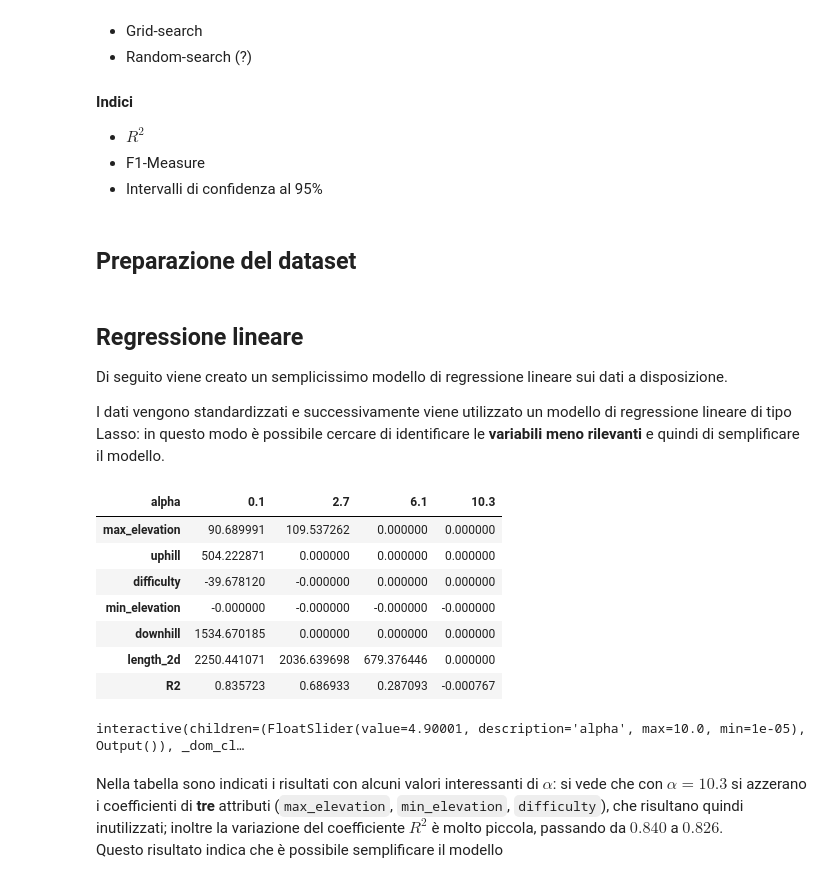
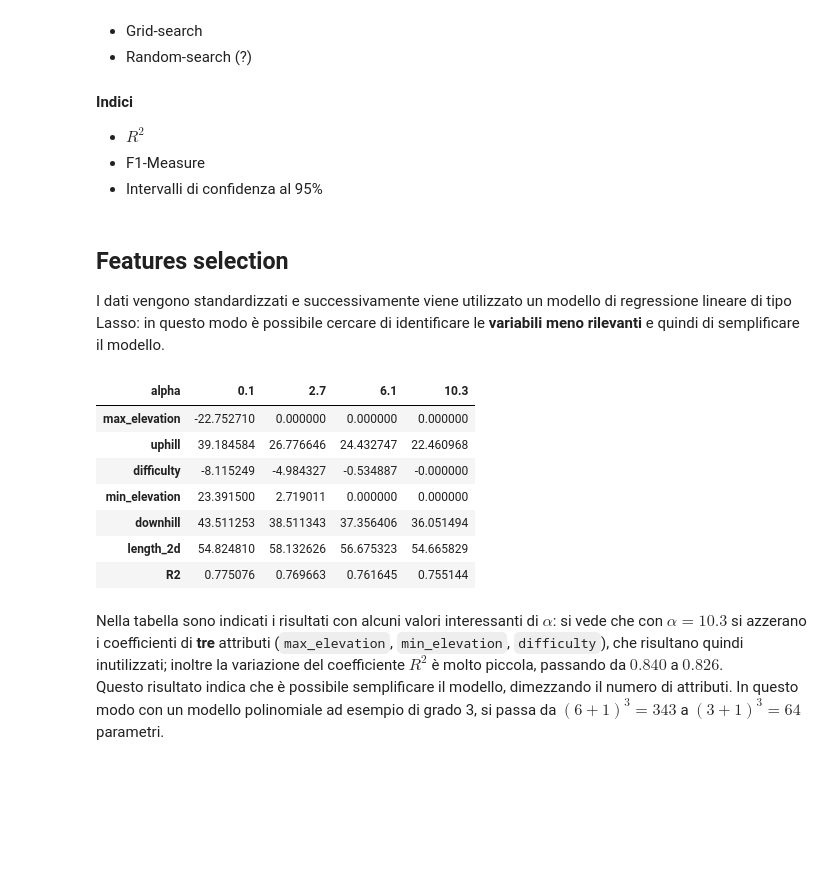
Before and after one commit to Carlovan/hiking-time-predictor, a Jupyter notebook: Progetto.ipynb, the cells around one changed output. Saved outputs shown, nothing was run; the diff lists cells and outputs as text; code cells hidden in the pictures; blank space fills up the shorter version.

Commit message:
A lot more models

```diff
--- a/Progetto.ipynb
+++ b/Progetto.ipynb
@@ -182,0 +227,4 @@ Si può vedere che ora lo scarto interquartile è intorno sullo stesso ordine di
+# %%
+X_all = data_clean.copy()
+y_all = X_all['moving_minutes']
+X_all.drop(columns='moving_minutes', inplace=True)
@@ -183,3 +233,11 @@ Si può vedere che ora lo scarto interquartile è intorno sullo stesso ordine di
+# %%
+X_tmp, X_test, y, y_test = train_test_split(X_all, y_all, test_size=1/4, shuffle=True, random_state=42)
+# %%
+def ds_split(X, y, **kwargs):
+    '''Semplice funzione che suddivide il dataset in train e test set;
+    utile per non ripetere sempre gli stessi parametri di `train_test_split`'''
+    kwargs = {'random_state': 42, **kwargs}
+    return train_test_split(X, y, test_size=1/3, shuffle=True, **kwargs)
 # %% [markdown]
 #### Modelli
 * Regressione lineare
@@ -196,57 +254,44 @@ Si può vedere che ora lo scarto interquartile è intorno sullo stesso ordine di
 * $R^2$
 * F1-Measure
 * Intervalli di confidenza al 95%
-# %% [markdown]
-## Preparazione del dataset
-# %%
-X = data.copy()
-X.drop(columns='moving_minutes', inplace=True)
-y = data['moving_minutes']
-
-X_train, X_val, y_train, y_val = train_test_split(X, y, test_size=1/3, random_state=314)
 # %% [markdown]
-## Regressione lineare
-Di seguito viene creato un semplicissimo modello di regressione lineare sui dati a disposizione.
-
+## Features selection
 I dati vengono standardizzati e successivamente viene utilizzato un modello di regressione lineare di tipo Lasso: in questo modo è possibile cercare di identificare le **variabili meno rilevanti** e quindi di semplificare il modello.
 # %%
+X_train, X_val, y_train, y_val = ds_split(X_tmp, y)
+
 # Un semplice modello di regressione lineare
 lasso_model = Pipeline([
-    ('scaler', MinMaxScaler()),
+    ('scaler', StandardScaler()),
     ('linreg', Lasso(max_iter=1000))
 ])
 
 def test_model(alpha):
     ''' Addestra il modello con il valore specificato di 'alpha'.
         Restituisce una serie con i coefficienti appresi e il coefficiente R2 del modello'''
     lasso_model.named_steps['linreg'].set_params(alpha=alpha)
     lasso_model.fit(X_train, y_train)
     coeff = lasso_model.named_steps['linreg'].coef_
     r2 = lasso_model.score(X_val, y_val)
     return pd.Series(np.append(coeff, r2), index=alpha_test.index)
 
 # Dataframe per contenere i risultati di vari test effettuati
-alpha_test = pd.DataFrame([], index=np.append(X.columns, 'R2'))
+alpha_test = pd.DataFrame([], index=np.append(X_tmp.columns, 'R2'))
 alpha_test.columns.name = 'alpha'
 
 alpha_values = [0.1, 2.7, 6.1, 10.3]
 for a in alpha_values:
     alpha_test[a] = test_model(a)
 display(alpha_test.style.apply(highlight_zero))
-
-@interact(alpha=(0.00001, 10, 0.1))
-def test(alpha):
-    display(pd.DataFrame(test_model(alpha)).transpose().style.apply(highlight_zero))
 # %% [output]
 | alpha | 0.1 | 2.7 | 6.1 | 10.3 |
-| max_elevation | 90.689991 | 109.537262 | 0.000000 | 0.000000 |
-| uphill | 504.222871 | 0.000000 | 0.000000 | 0.000000 |
-| difficulty | -39.678120 | -0.000000 | 0.000000 | 0.000000 |
-| min_elevation | -0.000000 | -0.000000 | -0.000000 | -0.000000 |
-| downhill | 1534.670185 | 0.000000 | 0.000000 | 0.000000 |
-| length_2d | 2250.441071 | 2036.639698 | 679.376446 | 0.000000 |
-| R2 | 0.835723 | 0.686933 | 0.287093 | -0.000767 |
+| max_elevation | -22.752710 | 0.000000 | 0.000000 | 0.000000 |
+| uphill | 39.184584 | 26.776646 | 24.432747 | 22.460968 |
+| difficulty | -8.115249 | -4.984327 | -0.534887 | -0.000000 |
+| min_elevation | 23.391500 | 2.719011 | 0.000000 | 0.000000 |
+| downhill | 43.511253 | 38.511343 | 37.356406 | 36.051494 |
+| length_2d | 54.824810 | 58.132626 | 56.675323 | 54.665829 |
+| R2 | 0.775076 | 0.769663 | 0.761645 | 0.755144 |
-interactive(children=(FloatSlider(value=4.90001, description='alpha', max=10.0, min=1e-05), Output()), _dom_cl…
 # %% [markdown]
 Nella tabella sono indicati i risultati con alcuni valori interessanti di $\alpha$: si vede che con $\alpha = 10.3$ si azzerano i coefficienti di **tre** attributi (`max_elevation`, `min_elevation`, `difficulty`), che risultano quindi inutilizzati; inoltre la variazione del coefficiente $R^2$ è molto piccola, passando da $0.840$ a $0.826$.
-Questo risultato indica che è possibile semplificare il modello
+Questo risultato indica che è possibile semplificare il modello, dimezzando il numero di attributi. In questo modo con un modello polinomiale ad esempio di grado 3, si passa da $(6+1)^3 = 343$ a $(3+1)^3 = 64$ parametri.
```
Also changed, not shown: parts of 48 cells of this notebook, 1 other file.
